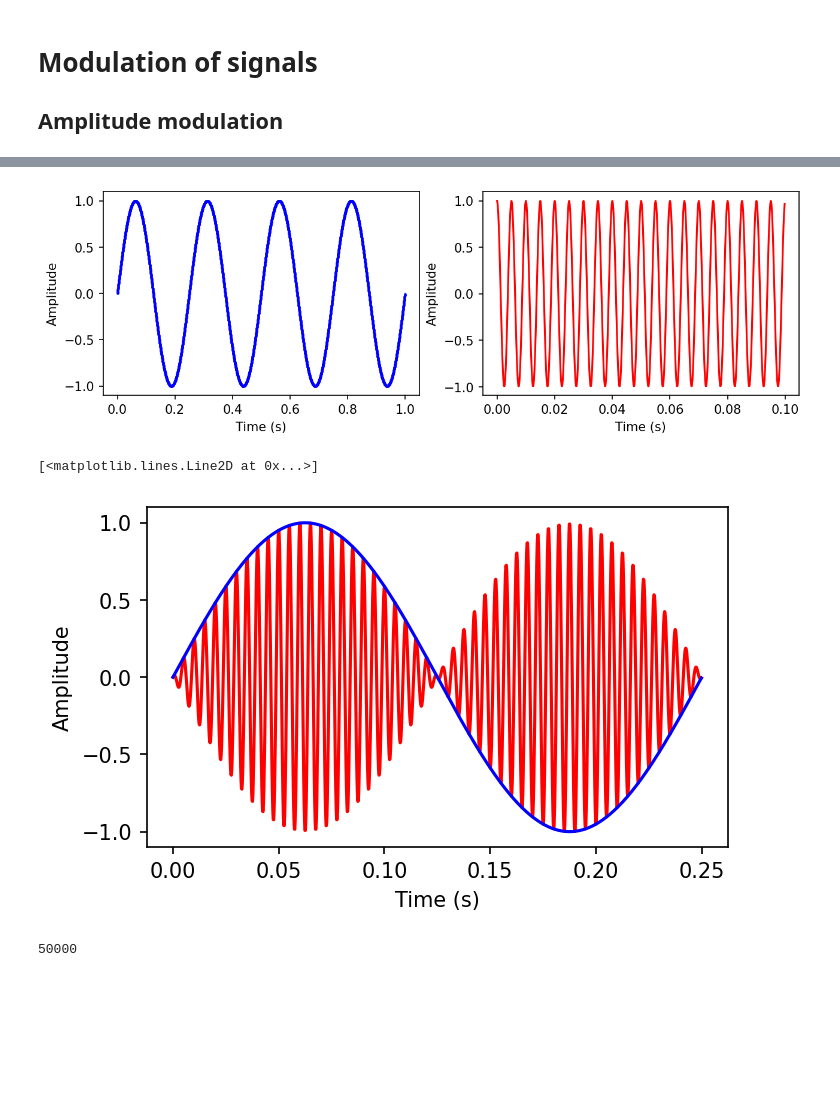
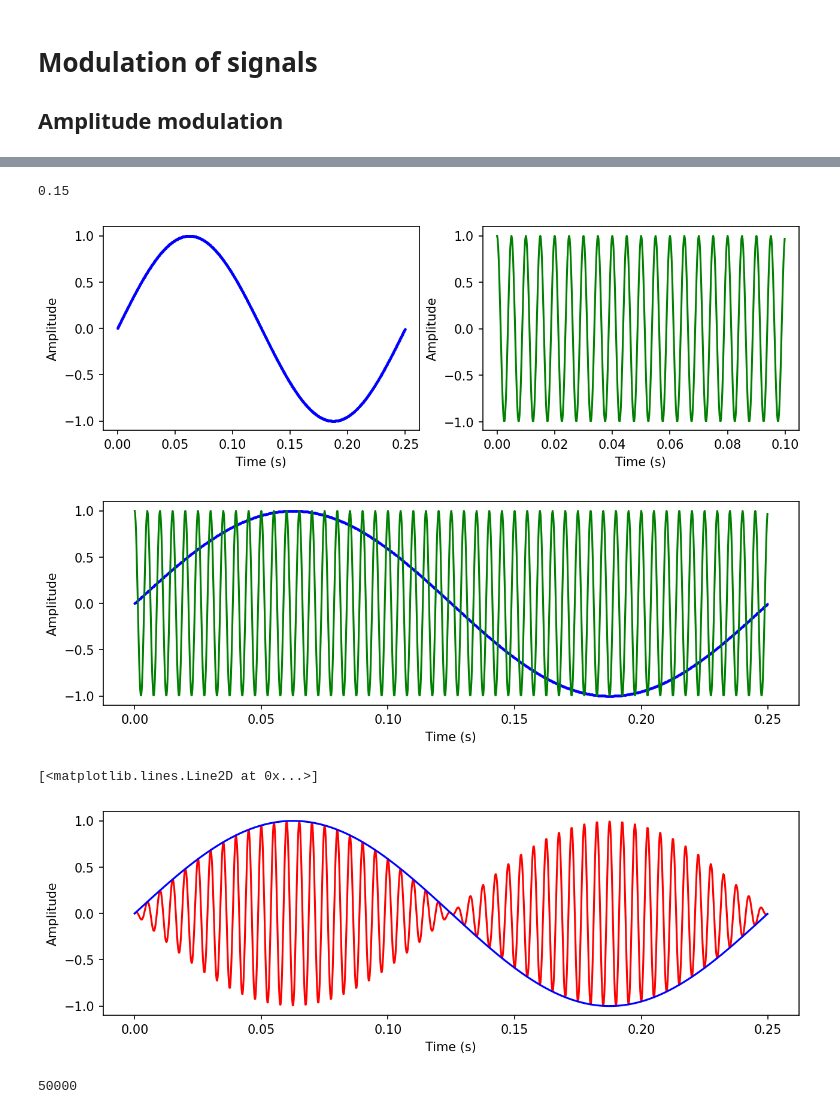
Before and after one commit to mikprin/signals_notebook, a Jupyter notebook: wave_modulation/wave_modulation.ipynb, the cells around one changed output, grey strips where cells are left out. Drawn from its saved outputs; the diff is of its cells as text; code cells hidden in the pictures; blank space fills up the shorter version.

```diff
--- a/wave_modulation/wave_modulation.ipynb
+++ b/wave_modulation/wave_modulation.ipynb
@@ -10,3 +31,8 @@ import scipy
+# %%
+lambd = 3e8 / 2000e6
+print(lambd)
+# %% [output]
+0.15
 # %%
 def plot_signal_in_td(signal, N_samples="all",color="b",type="plot"):
     if N_samples == "all":
@@ -43,15 +69,11 @@ fig=plt.figure(figsize=(10,3), dpi= 150, facecolor='w', edgecolor='k')
 
 
 plt.subplot(121)
-plt.xlabel('Time (s)')
-plt.ylabel('Amplitude')
-# ax.plot(t[0:num_p],s3[0:num_p],c="r")
-# ax.scatter(t[0:num_p],s1[0:num_p],c="b", s =1)
-plot_signal_in_td(s1,type="scatter", N_samples = N )
+plot_signal_in_td(s1,type="scatter", N_samples = N/4 )
 plt.subplot(122)
-plot_signal_in_td(s2,type="plot", N_samples = N/10, color = "r" )
+plot_signal_in_td(s2,type="plot", N_samples = N/10, color = "g" )
 # %% [output]
-[figure, old version]
+[figure, new version]
 # %%
 # Playing the sound!
 import sounddevice as sd
@@ -68,20 +92,26 @@ sd.play( s2 / np.max(np.abs(s2)), samplfreq)
 # %%
 # Get MODULATION GOING!
 s3 = s1 * s2
+# %%
+fig=plt.figure(figsize=(10,3), dpi= 150)
+plot_signal_in_td(s1,type="scatter", N_samples = N/4 )
+plot_signal_in_td(s2,type="plot", N_samples = N/4, color = "g" )
+# %% [output]
+[figure, added]
 # %%
 
-fig=plt.figure(figsize=(5,3), dpi= 150, facecolor='w', edgecolor='k')
+fig=plt.figure(figsize=(10,3), dpi= 150, facecolor='w', edgecolor='k')
 ax = plt.axes()
 num_p = int(N/4)
 #ax.scatter(t[0:num_p],get_sine(f)[0:num_p],s=2)
 # ax.scatter(t,get_sine(f),s=1)
 plt.xlabel('Time (s)')
 plt.ylabel('Amplitude')
 ax.plot(t[0:num_p],s3[0:num_p],c="r")
 ax.plot(t[0:num_p],s1[0:num_p],c="b")
 # %% [output]
 [<matplotlib.lines.Line2D at 0x...>]
-[figure, old version]
+[figure, new version]
 # %%
 # FFT guide in python: https://pythonnumericalmethods.berkeley.edu/notebooks/chapter24.04-FFT-in-Python.html
 from numpy.fft import fft, ifft
```
Also changed, not shown: parts of 8 cells of this notebook.
